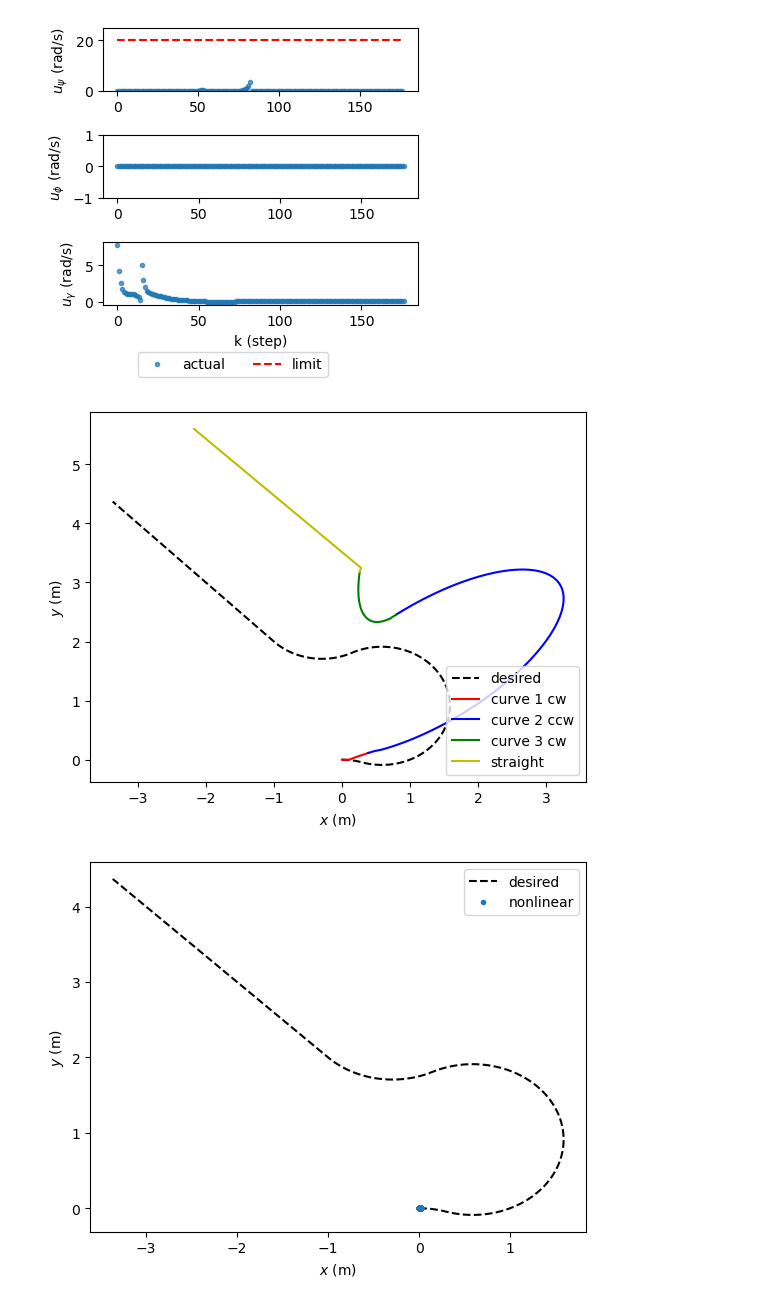
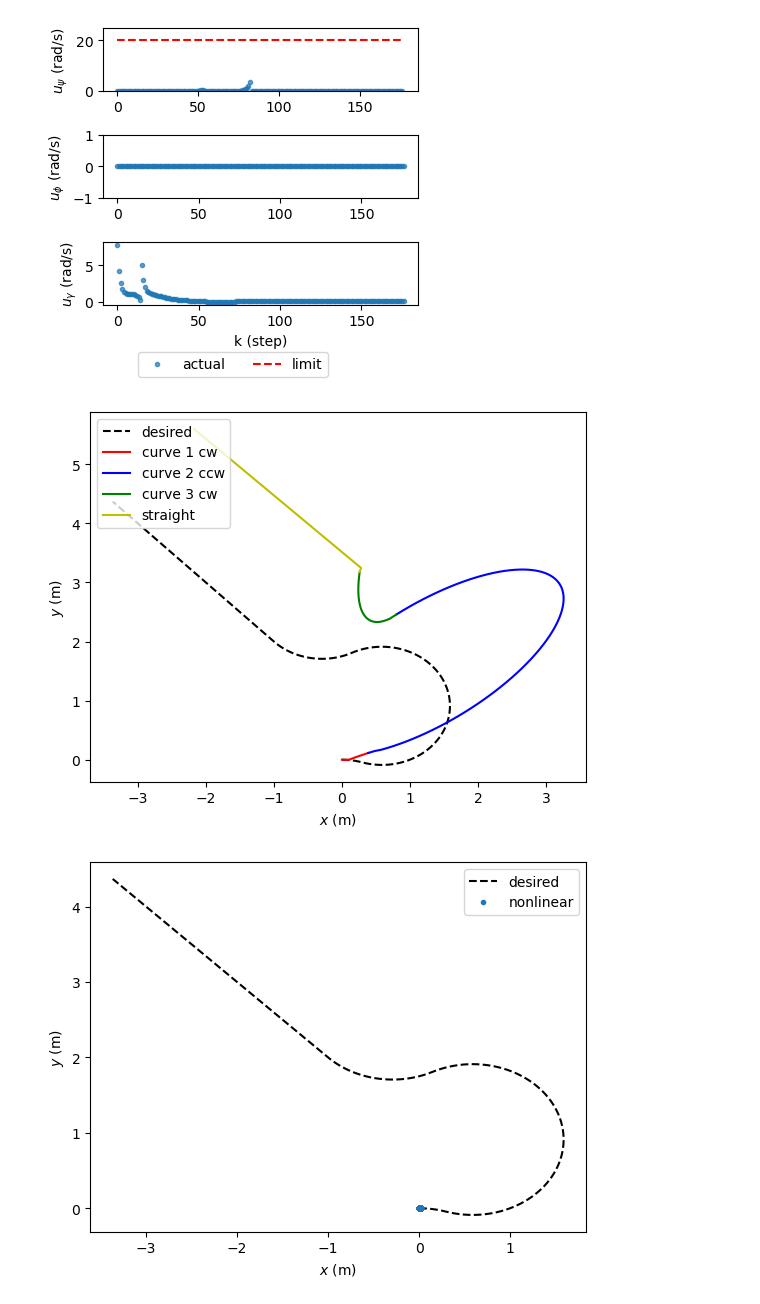
Before and after one commit to c-hague/LinearizedCarRobot, a Jupyter notebook: linearizedCar.ipynb, the cells around one changed output. Drawn from its saved outputs; the diff is of its cells as text; code cells hidden in the pictures.

Commit message:
change plot legend position

```diff
--- a/linearizedCar.ipynb
+++ b/linearizedCar.ipynb
@@ -552,19 +549,19 @@ fig.savefig('target/controller.pdf', bbox_inches='tight')
 # %%
 
 fig = plt.figure()
 ax = fig.gca()
 ax.plot(xy_des[:, 0], xy_des[:, 1], c='k', ls='--', label='desired')
 ax.plot(x_r[0, :T_1], x_r[1, :T_1], c='r', label='curve 1 cw')
 ax.plot(x_r[0,(T_1 - 1):(T_1 + T_2)], x_r[1, (T_1 - 1):(T_1 + T_2)], c='b', label='curve 2 ccw')
 ax.plot(x_r[0, (T_1 + T_2 - 1):T_c], x_r[1, (T_1 + T_2 - 1):T_c], c='g', label='curve 3 cw')
 ax.plot(x_r[0, (T_c - 1):], x_r[1, (T_c - 1):], c='y', label='straight')
 x_r[0, T_2:T_3]
 ax.set_ylabel('$y$ (m)')
 ax.set_xlabel('$x$ (m)')
-ax.legend(loc=4)
+ax.legend(loc=1)
 fig.savefig('target/xyplane.pdf')
 # %% [output]
-[figure, old version]
+[figure, new version]
 # %%
 def control(t):
    k = int(np.floor(t / dt))
```
Also changed, not shown: parts of 2 cells of this notebook.
